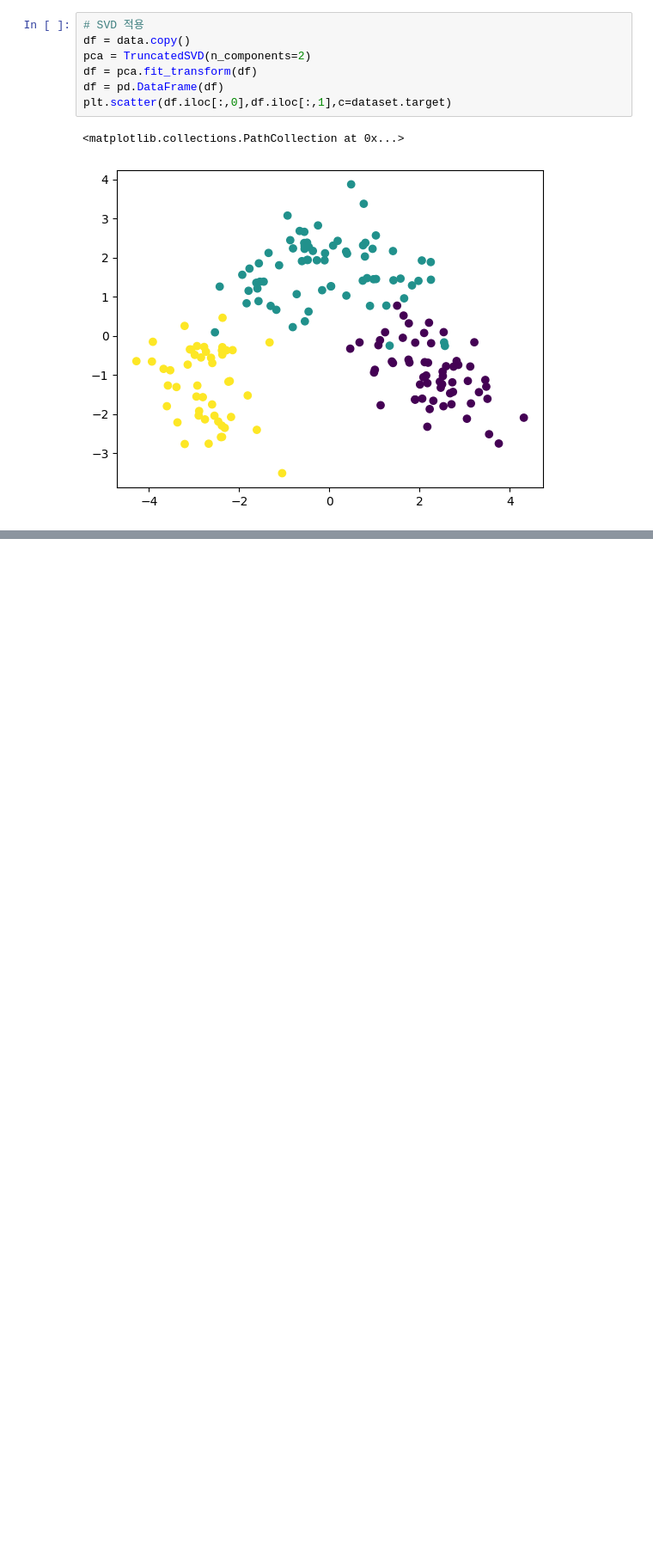
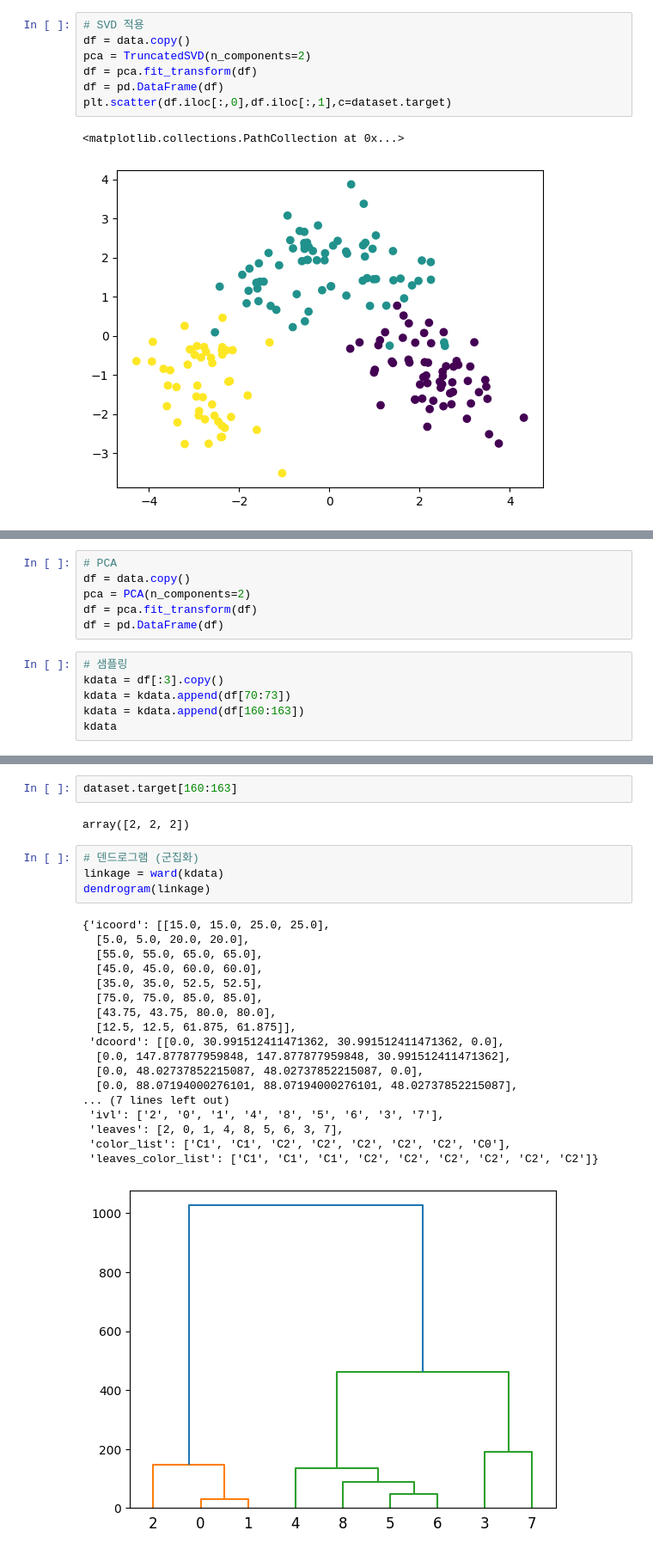
Before and after one commit to HWMV/MachineLearn, a Jupyter notebook: Machine_learning6.ipynb, the cells around one changed output, grey strips where cells are left out. Shown: that part at 86% size. Saved outputs shown, nothing was run; the diff lists cells and outputs as text; blank space fills up the shorter version.

```diff
--- a/Machine_learning6.ipynb
+++ b/Machine_learning6.ipynb
@@ -273,0 +395,12 @@ plt.scatter(df.iloc[:,0],df.iloc[:,1],c=dataset.target)
+# %%
+# PCA
+df = data.copy()
+pca = PCA(n_components=2)
+df = pca.fit_transform(df)
+df = pd.DataFrame(df)
+# %%
+# 샘플링
+kdata = df[:3].copy()
+kdata = kdata.append(df[70:73])
+kdata = kdata.append(df[160:163])
+kdata
@@ -273,0 +426,27 @@ plt.scatter(df.iloc[:,0],df.iloc[:,1],c=dataset.target)
+# %%
+dataset.target[160:163]
+# %% [output]
+array([2, 2, 2])
+# %%
+# 덴드로그램 (군집화)
+linkage = ward(kdata)
+dendrogram(linkage)
+# %% [output]
+{'icoord': [[15.0, 15.0, 25.0, 25.0],
+  [5.0, 5.0, 20.0, 20.0],
+  [55.0, 55.0, 65.0, 65.0],
+  [45.0, 45.0, 60.0, 60.0],
+  [35.0, 35.0, 52.5, 52.5],
+  [75.0, 75.0, 85.0, 85.0],
+  [43.75, 43.75, 80.0, 80.0],
+  [12.5, 12.5, 61.875, 61.875]],
+ 'dcoord': [[0.0, 30.991512411471362, 30.991512411471362, 0.0],
+  [0.0, 147.877877959848, 147.877877959848, 30.991512411471362],
+  [0.0, 48.02737852215087, 48.02737852215087, 0.0],
+  [0.0, 88.07194000276101, 88.07194000276101, 48.02737852215087],
+... (7 lines left out)
+ 'ivl': ['2', '0', '1', '4', '8', '5', '6', '3', '7'],
+ 'leaves': [2, 0, 1, 4, 8, 5, 6, 3, 7],
+ 'color_list': ['C1', 'C1', 'C2', 'C2', 'C2', 'C2', 'C2', 'C0'],
+ 'leaves_color_list': ['C1', 'C1', 'C1', 'C2', 'C2', 'C2', 'C2', 'C2', 'C2']}
+[figure, added]
```
Also changed, not shown: parts of 20 cells of this notebook.
